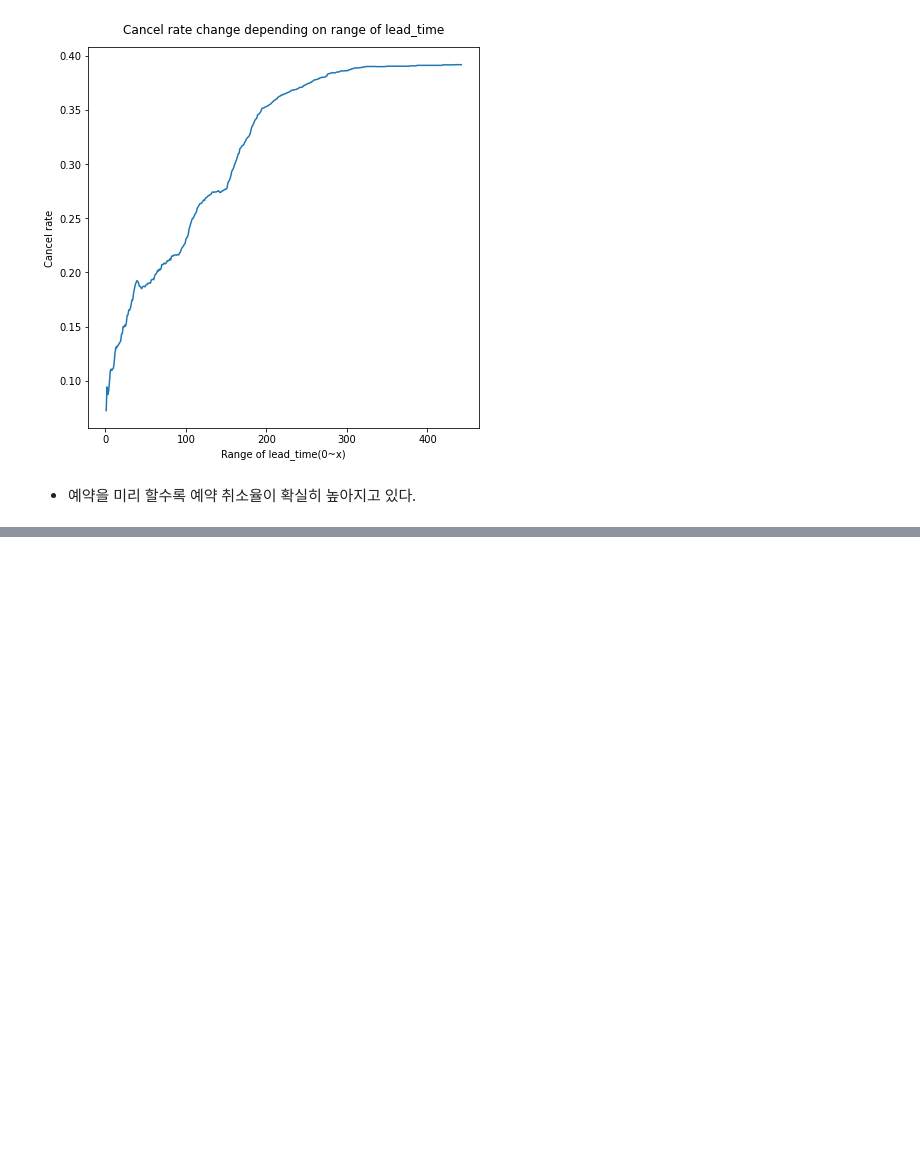
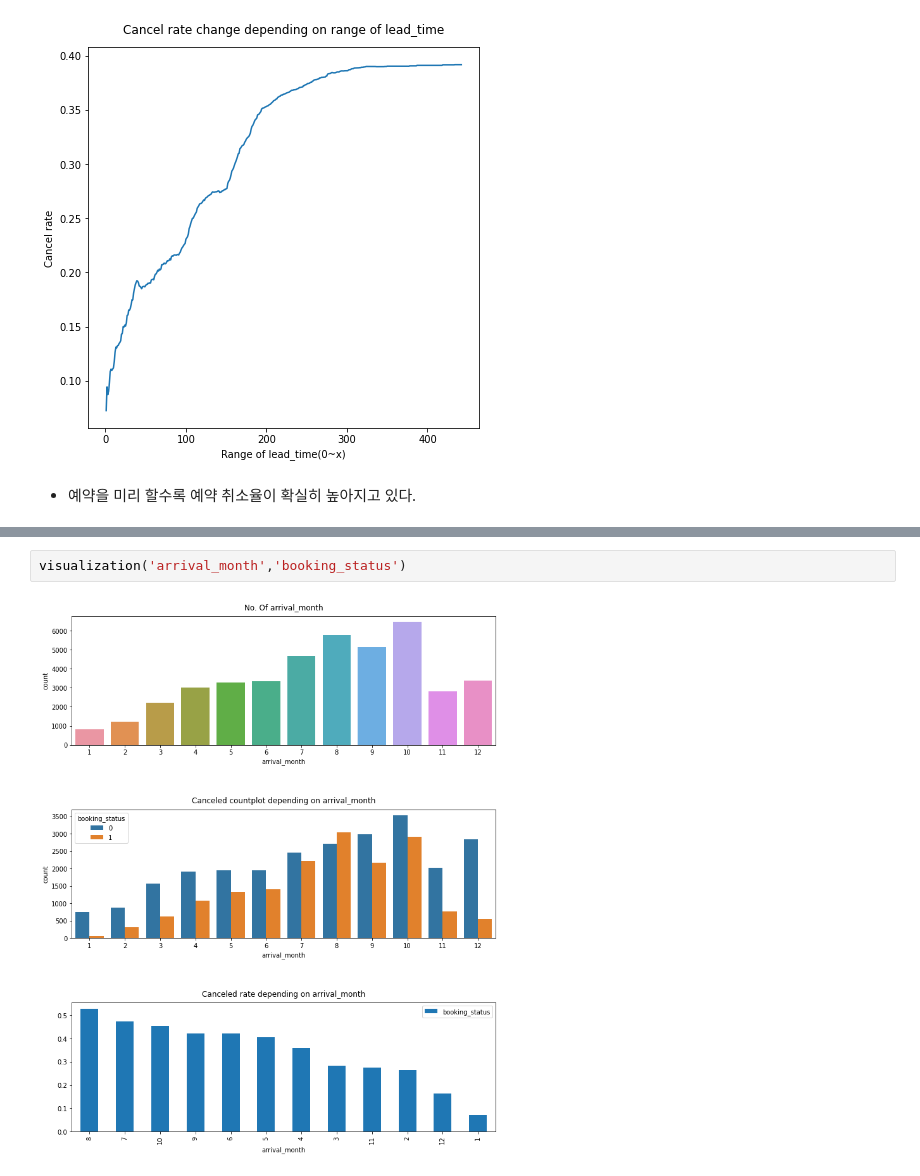
Before and after one commit to JaeHong-Park987/Kaggle, a Jupyter notebook: Playground Series/Season3/Episode 7.ipynb, the cells around one changed output, grey strips where cells are left out. Drawn from its saved outputs; the diff is of its cells as text; blank space fills up the shorter version.

```diff
--- a/Playground Series/Season3/Episode 7.ipynb
+++ b/Playground Series/Season3/Episode 7.ipynb
@@ -1367,0 +815,4 @@ plt.show()
+# %%
+visualization('arrival_month','booking_status')
+# %% [output]
+[figure, added]
```
Also changed, not shown: parts of 184 cells of this notebook.
